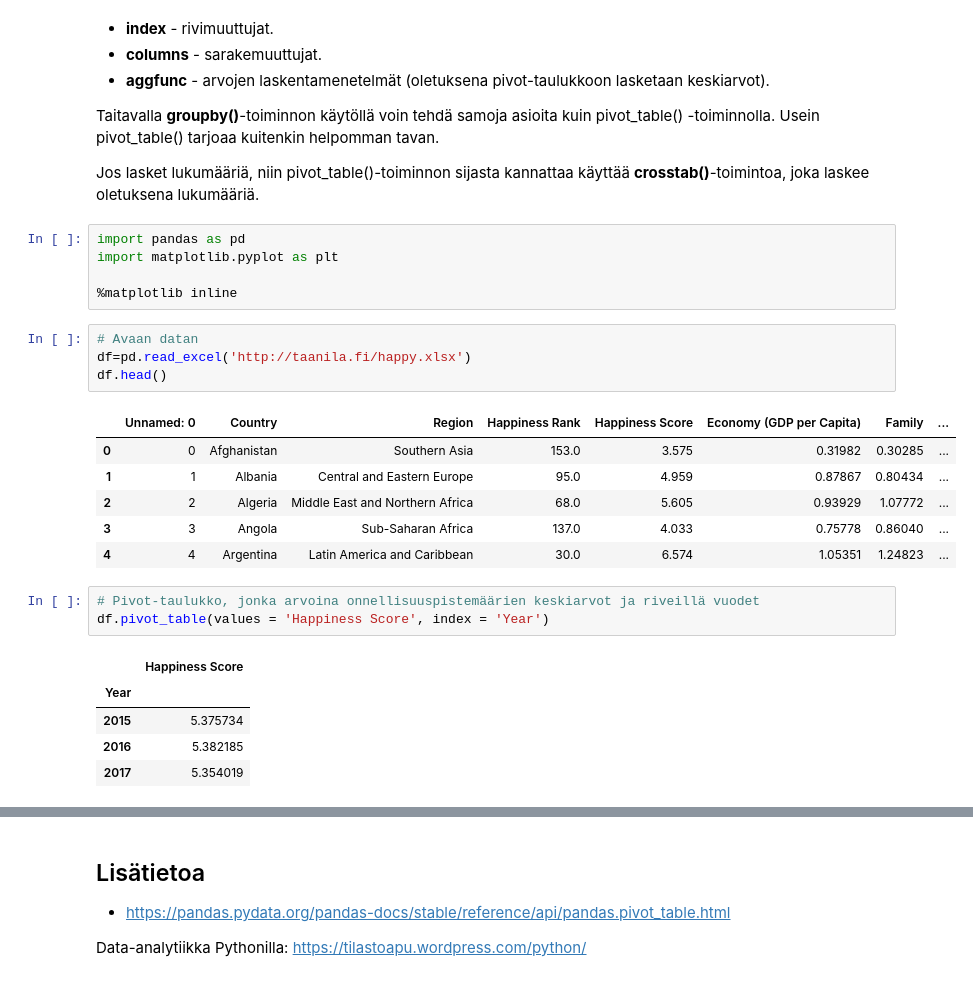
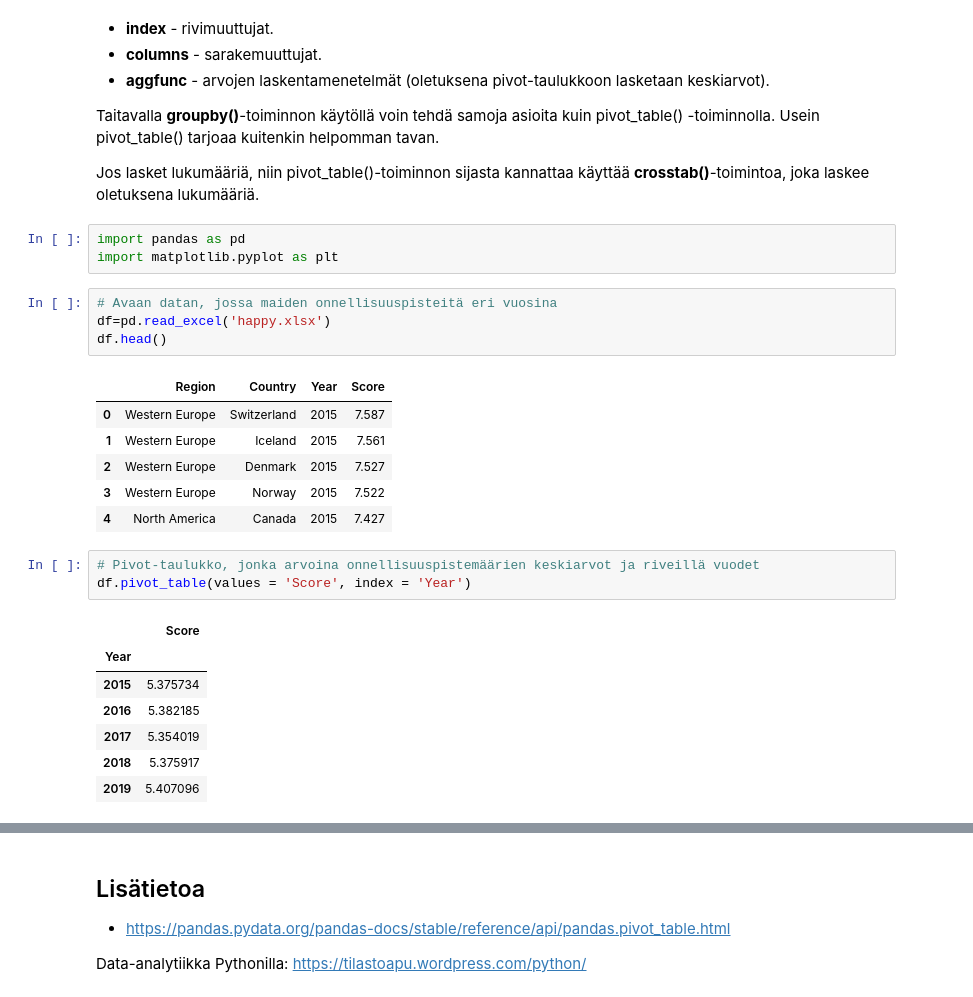
Before and after one commit to taanila/selittava, a Jupyter notebook: pivot.ipynb, the cells around one changed output, grey strips where cells are left out. Cells and saved outputs as stored; diff of their text form.

```diff
--- a/pivot.ipynb
+++ b/pivot.ipynb
@@ -20,26 +20,26 @@ Jos lasket lukumääriä, niin pivot_table()-toiminnon sijasta kannattaa käytt
 # %%
 import pandas as pd
 import matplotlib.pyplot as plt
-
-%matplotlib inline
 # %%
-# Avaan datan
-df=pd.read_excel('http://taanila.fi/happy.xlsx')
+# Avaan datan, jossa maiden onnellisuuspisteitä eri vuosina
+df=pd.read_excel('happy.xlsx')
 df.head()
 # %% [output]
-|  | Unnamed: 0 | Country | Region | Happiness Rank | Happiness Score | Economy (GDP per Capita) | Family | ... |
-| 0 | 0 | Afghanistan | Southern Asia | 153.0 | 3.575 | 0.31982 | 0.30285 | ... |
-| 1 | 1 | Albania | Central and Eastern Europe | 95.0 | 4.959 | 0.87867 | 0.80434 | ... |
-| 2 | 2 | Algeria | Middle East and Northern Africa | 68.0 | 5.605 | 0.93929 | 1.07772 | ... |
-| 3 | 3 | Angola | Sub-Saharan Africa | 137.0 | 4.033 | 0.75778 | 0.86040 | ... |
-| 4 | 4 | Argentina | Latin America and Caribbean | 30.0 | 6.574 | 1.05351 | 1.24823 | ... |
+|  | Region | Country | Year | Score |
+| 0 | Western Europe | Switzerland | 2015 | 7.587 |
+| 1 | Western Europe | Iceland | 2015 | 7.561 |
+| 2 | Western Europe | Denmark | 2015 | 7.527 |
+| 3 | Western Europe | Norway | 2015 | 7.522 |
+| 4 | North America | Canada | 2015 | 7.427 |
 # %%
 # Pivot-taulukko, jonka arvoina onnellisuuspistemäärien keskiarvot ja riveillä vuodet
-df.pivot_table(values = 'Happiness Score', index = 'Year')
+df.pivot_table(values = 'Score', index = 'Year')
 # %% [output]
-|  | Happiness Score |
+|  | Score |
 | Year |  |
 | 2015 | 5.375734 |
 | 2016 | 5.382185 |
 | 2017 | 5.354019 |
+| 2018 | 5.375917 |
+| 2019 | 5.407096 |
 # %%
```
Also changed, not shown: parts of 7 cells of this notebook.
